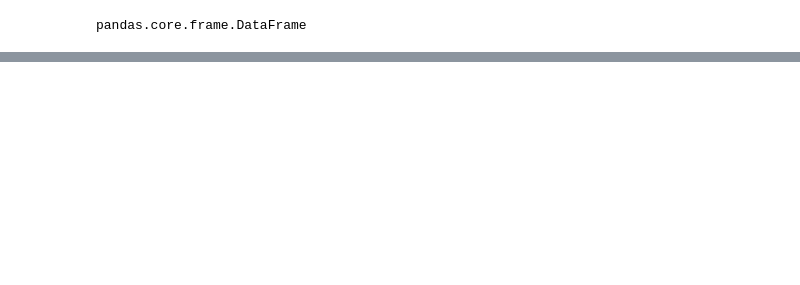
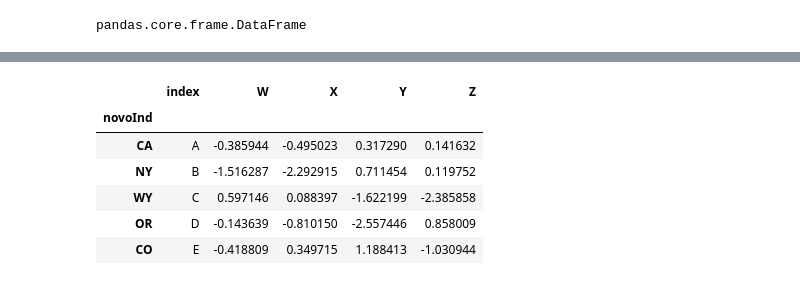
Before and after one commit to FilipePessoa30/SQL_Pandas, a Jupyter notebook: 2-series.ipynb, the cells around one changed output, grey strips where cells are left out. Cells and saved outputs as stored; diff of their text form; code cells hidden in the pictures; blank space fills up the shorter version.

```diff
--- a/2-series.ipynb
+++ b/2-series.ipynb
@@ -246,0 +255,3 @@ df[(df['Y']> 0 ) & (df['X'] > 0)]
+# %%
+df.reset_index()
+df.reset_index(inplace=True) # A mudança se torna permanente
@@ -246,0 +267,2 @@ df[(df['Y']> 0 ) & (df['X'] > 0)]
+# %%
+df.set_index('index', inplace=True) # restaura o index a partir de uma coluna
@@ -246,0 +279,14 @@ df[(df['Y']> 0 ) & (df['X'] > 0)]
+# %%
+novoInd = 'CA NY WY OR CO'.split()
+# %%
+df['novoInd'] = novoInd
+# %%
+df.reset_index().set_index('novoInd')
+# %% [output]
+|  | index | W | X | Y | Z |
+| novoInd |  |  |  |  |  |
+| CA | A | -0.385944 | -0.495023 | 0.317290 | 0.141632 |
+| NY | B | -1.516287 | -2.292915 | 0.711454 | 0.119752 |
+| WY | C | 0.597146 | 0.088397 | -1.622199 | -2.385858 |
+| OR | D | -0.143639 | -0.810150 | -2.557446 | 0.858009 |
+| CO | E | -0.418809 | 0.349715 | 1.188413 | -1.030944 |
```
Also changed, not shown: parts of 21 cells of this notebook, 1 other file.
